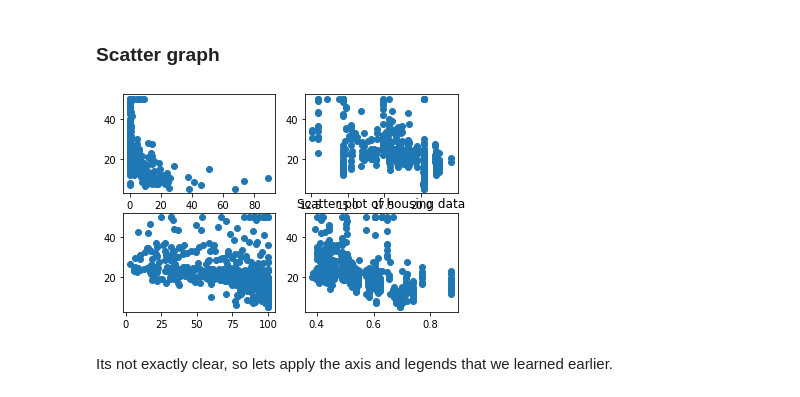
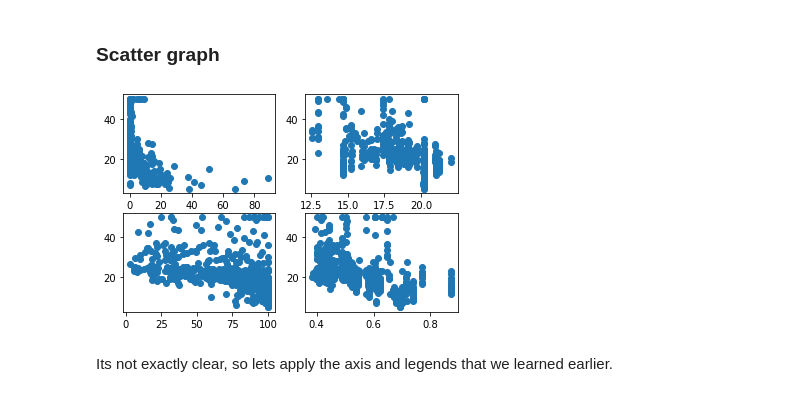
Before and after one commit to Deadlyelder/visualisation-workshop, a Jupyter notebook: src/matplotlib.ipynb, the cells around one changed output. Drawn from its saved outputs; the diff is of its cells as text; code cells hidden in the pictures.

Commit message:
[Fix] overwritten titles

```diff
--- a/src/matplotlib.ipynb
+++ b/src/matplotlib.ipynb
@@ -301,18 +301,17 @@ df_data.head()
 # %%
 fig = plt.figure() # Reset our figure
 ax = []
 
 for i in range(1, 5):
     ax.append(fig.add_subplot(2, 2, i))  # We have four plots
 
 ax[0].scatter(df_data["CRIM"], df_data["MEDV"])
 ax[1].scatter(df_data["PTRATIO"], df_data["MEDV"])
 ax[2].scatter(df_data["AGE"], df_data["MEDV"])
 ax[3].scatter(df_data["NOX"], df_data["MEDV"])
-plt.title('Scatter plot of housing data')
 plt.show()
 # %% [output]
-[figure, old version]
+[figure, new version]
 # %% [markdown]
 Its not exactly clear, so lets apply the axis and legends that we learned earlier.
 # %%
```
Also changed, not shown: parts of 1 cell of this notebook.
